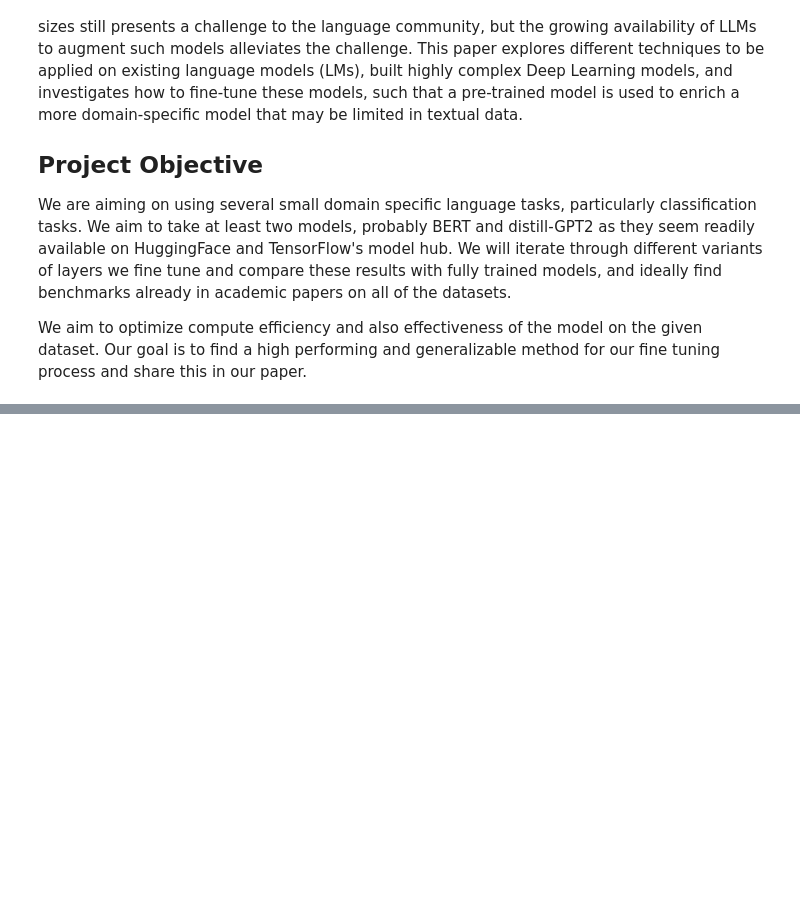
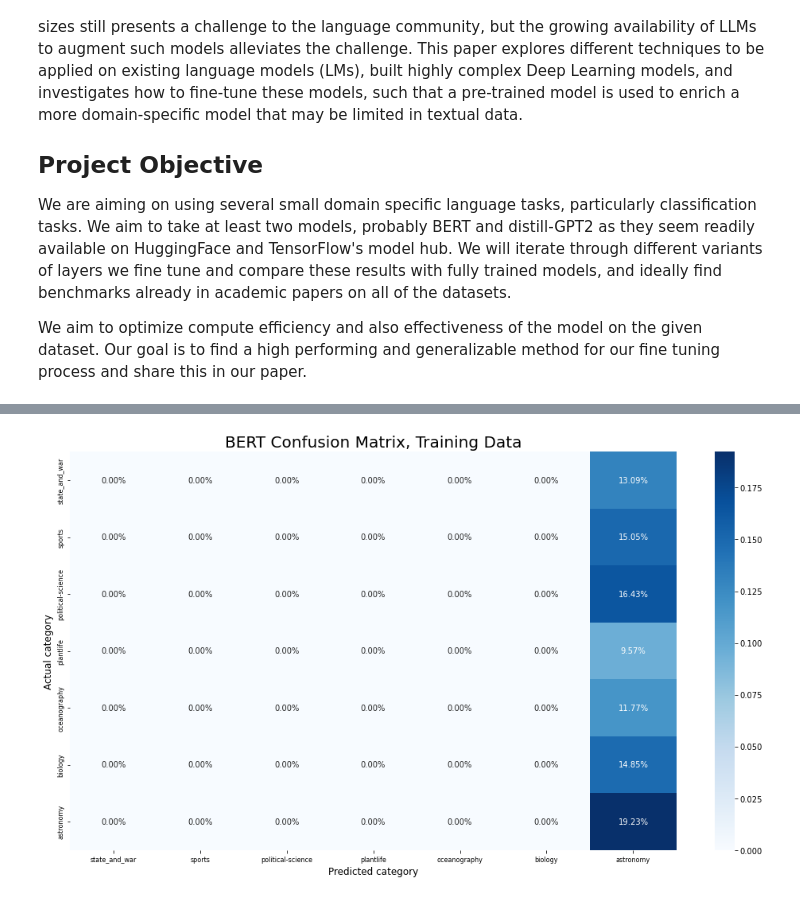
Before and after one commit to uva-ds6050-su22-g6/model, a Jupyter notebook: model-transformers.ipynb, the cells around one changed output, grey strips where cells are left out. Cells and saved outputs as stored; diff of their text form; code cells hidden in the pictures; blank space fills up the shorter version.

```diff
--- a/model-transformers.ipynb
+++ b/model-transformers.ipynb
@@ -174,10 +313,0 @@ hf_bert_model.fit(train_dataset, epochs=EPOCHS, validation_data=test_dataset)
-# %%
-with training_args.strategy.scope():
-  model = hf_bert_model
-
-trainer = TFTrainer(
-    model=model,
-    args=training_args,
-    train_dataset=train_dataset,
-    eval_dataset=test_dataset
-)
@@ -264,0 +406,4 @@ tokenizer.save_model(args.out, args.name)
+# %%
+plot_cm(train_cm, 'BERT Confusion Matrix, Training Data')
+# %% [output]
+[figure, added]
```
Also changed, not shown: parts of 34 cells of this notebook, 3 other files.
